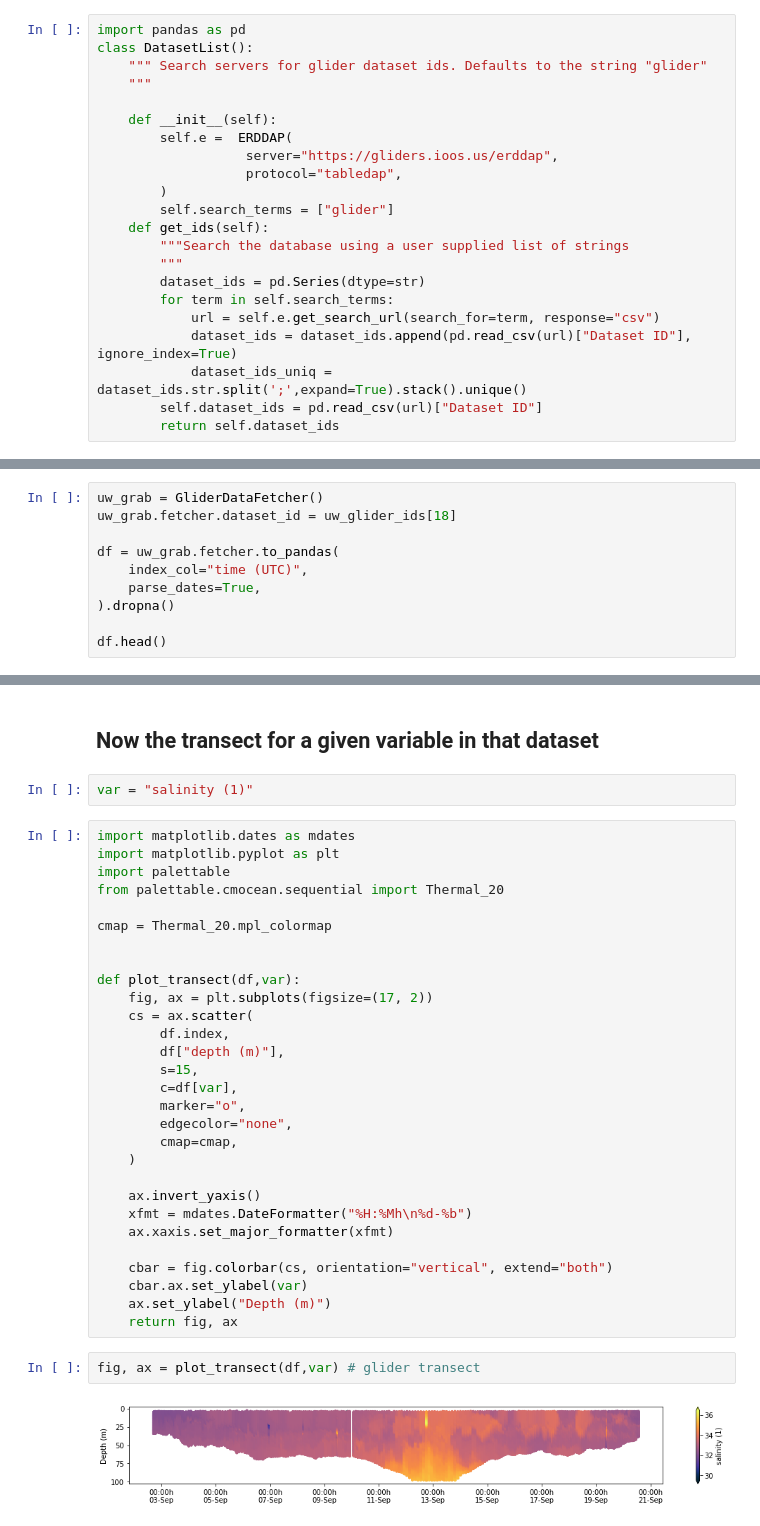
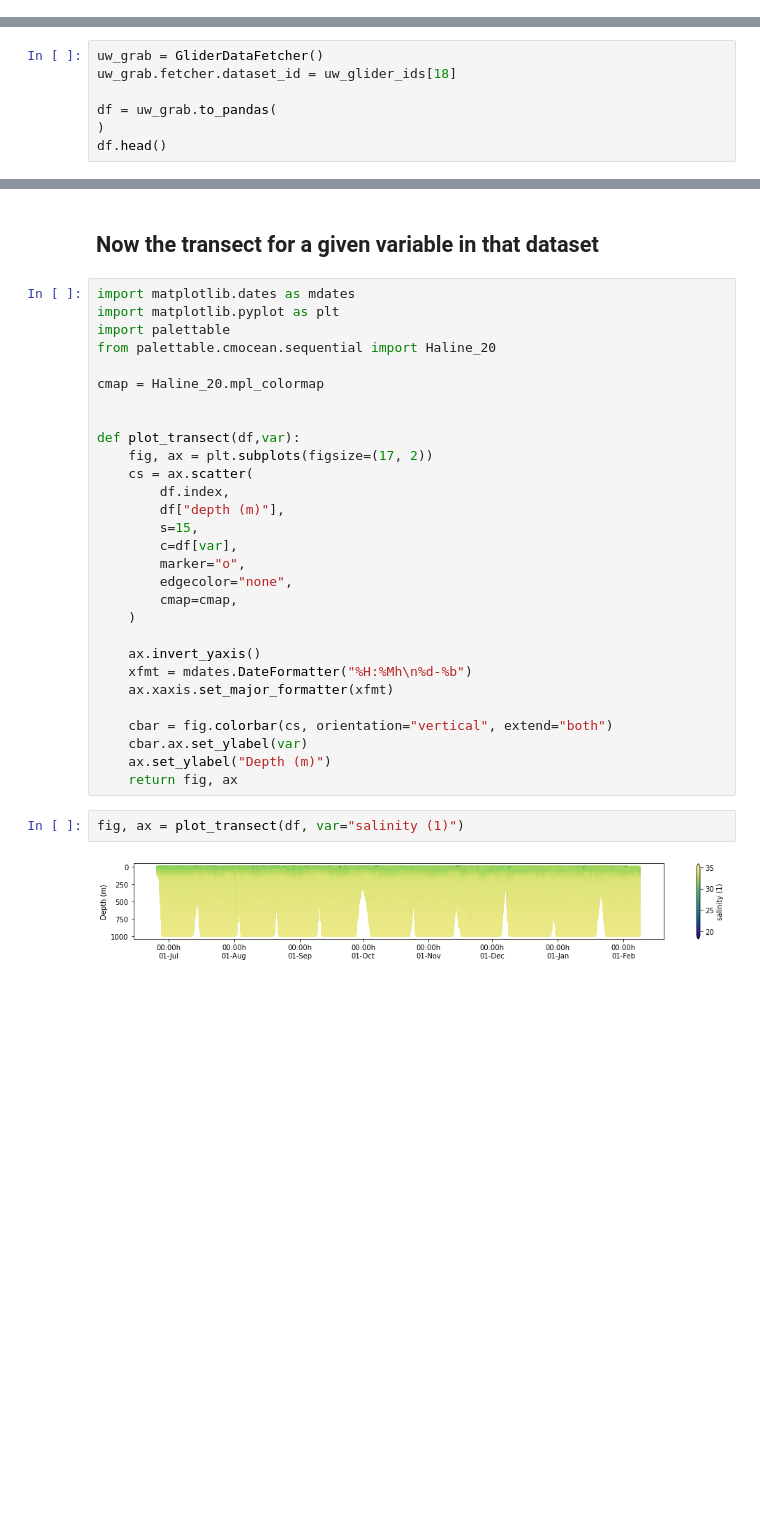
Before and after one commit to ioos/gliderpy, a Jupyter notebook: notebooks/demo.ipynb, the cells around one changed output, grey strips where cells are left out. Cells and saved outputs as stored; diff of their text form; blank space fills up the shorter version.

```diff
--- a/notebooks/demo.ipynb
+++ b/notebooks/demo.ipynb
@@ -218,28 +149,6 @@ df.describe()
 | max | 98.050000 | 40.485200 | -70.721563 | 36.438515 | 21.398500 |
 # %% [markdown]
 # Example 0.4 find glider datasets on server
-# %%
-import pandas as pd
-class DatasetList():
-    """ Search servers for glider dataset ids. Defaults to the string "glider"
-    """
-
-    def __init__(self):
-        self.e =  ERDDAP(
-                   server="https://gliders.ioos.us/erddap",
-                   protocol="tabledap",
-        )
-        self.search_terms = ["glider"]
-    def get_ids(self):
-        """Search the database using a user supplied list of strings
-        """
-        dataset_ids = pd.Series(dtype=str)
-        for term in self.search_terms:
-            url = self.e.get_search_url(search_for=term, response="csv")
-            dataset_ids = dataset_ids.append(pd.read_csv(url)["Dataset ID"], ignore_index=True)
-            dataset_ids_uniq = dataset_ids.str.split(';',expand=True).stack().unique()
-        self.dataset_ids = pd.read_csv(url)["Dataset ID"]
-        return self.dataset_ids
 # %% [markdown]
 Calling get_ids from the class searches for all databases tagged as glider
 # %%
@@ -289,9 +200,6 @@ We'll pass that id back into our original data fetcher
 uw_grab = GliderDataFetcher()
 uw_grab.fetcher.dataset_id = uw_glider_ids[18]
 
-df = uw_grab.fetcher.to_pandas(
-    index_col="time (UTC)",
-    parse_dates=True,
-).dropna()
-
+df = uw_grab.to_pandas(
+)
 df.head()
@@ -345,14 +242,12 @@ time (UTC)
 # %% [markdown]
 ## Now the transect for a given variable in that dataset
-# %%
-var = "salinity (1)"
 # %%
 import matplotlib.dates as mdates
 import matplotlib.pyplot as plt
 import palettable
-from palettable.cmocean.sequential import Thermal_20
+from palettable.cmocean.sequential import Haline_20
 
-cmap = Thermal_20.mpl_colormap
+cmap = Haline_20.mpl_colormap
 
 
 def plot_transect(df,var):
@@ -376,6 +271,6 @@ def plot_transect(df,var):
     ax.set_ylabel("Depth (m)")
     return fig, ax
 # %%
-fig, ax = plot_transect(df,var) # glider transect
+fig, ax = plot_transect(df, var="salinity (1)")
 # %% [output]
-[figure, old version]
+[figure, new version]
```
Also changed, not shown: parts of 14 cells of this notebook.
